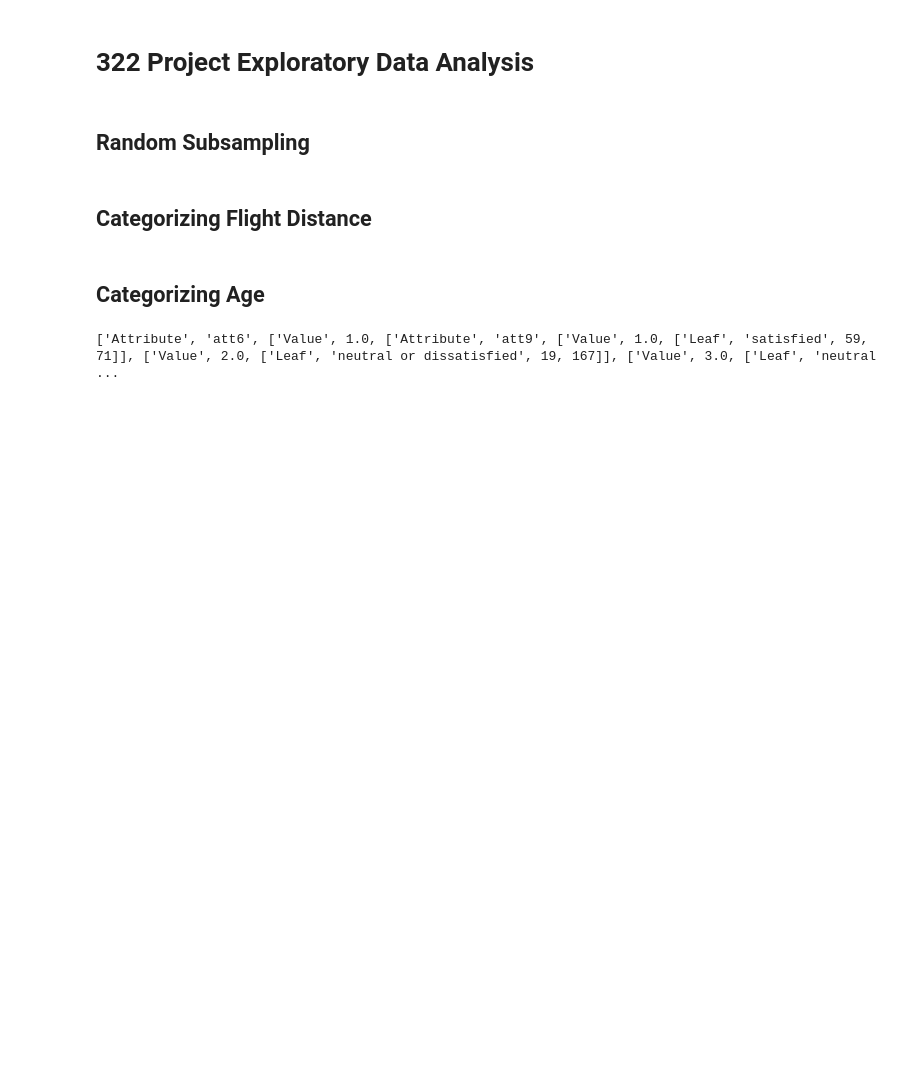
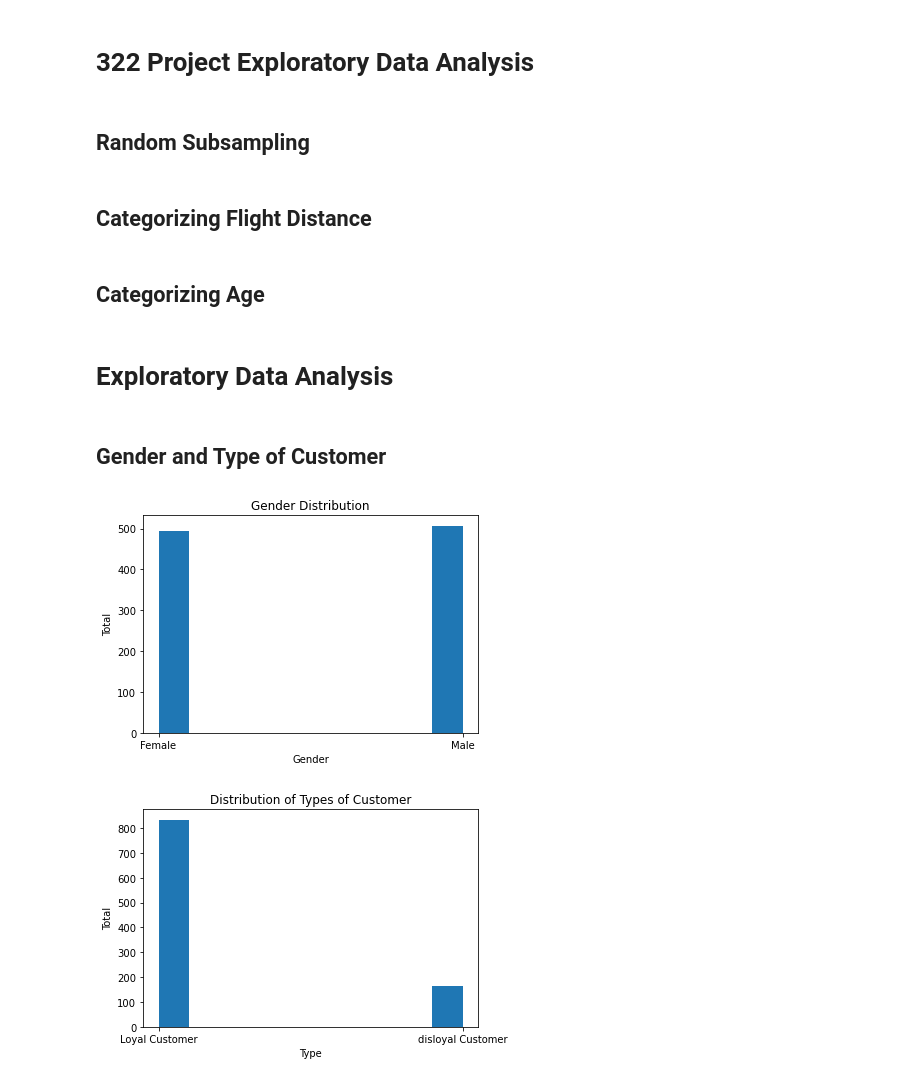
Before and after one commit to aidanlewilewi/322Project, a Jupyter notebook: eda.ipynb, the cells around one changed output. Cells and saved outputs as stored; diff of their text form; code cells hidden in the pictures; blank space fills up the shorter version.

Commit message:
some info on gender

```diff
--- a/eda.ipynb
+++ b/eda.ipynb
@@ -60,6 +64,18 @@ ageCutoffs = myutils.compute_equal_width_cutoffs(age, 5)
 ageBins = myutils.convert_cutoffs_to_bins(ageCutoffs)
 for i in range(len(customerData.data)):
     customerData.data[i][2] = myutils.convertBinToCategory(customerData.data[i][2], ageBins)
+# %% [markdown]
+# Exploratory Data Analysis
+# %% [markdown]
+## Gender and Type of Customer
+# %%
+genders = myutils.get_column(customerData.data, customerData.column_names, 'Gender')
+plotutils.plot_histogram(genders, 'Gender Distribution', 'Gender', 'Total')
+type = myutils.get_column(customerData.data, customerData.column_names, 'Customer Type')
+plotutils.plot_histogram(type, 'Distribution of Types of Customer', 'Type', 'Total')
+# %% [output]
+[figure, added]
+[figure, added]
 # %%
 k = 10
 
@@ -82,6 +98,4 @@ for i in range(1):
         yTest.append(satisfaction[val])
     satTree.fit(xTrain, yTrain)
     #print(satTree.print_decision_rules())
-    print(satTree.tree)
+    #print(satTree.tree)
-# %% [output]
-['Attribute', 'att6', ['Value', 1.0, ['Attribute', 'att9', ['Value', 1.0, ['Leaf', 'satisfied', 59, 71]], ['Value', 2.0, ['Leaf', 'neutral or dissatisfied', 19, 167]], ['Value', 3.0, ['Leaf', 'neutral ...
```
Also changed, not shown: parts of 1 cell of this notebook, 1 other file.
